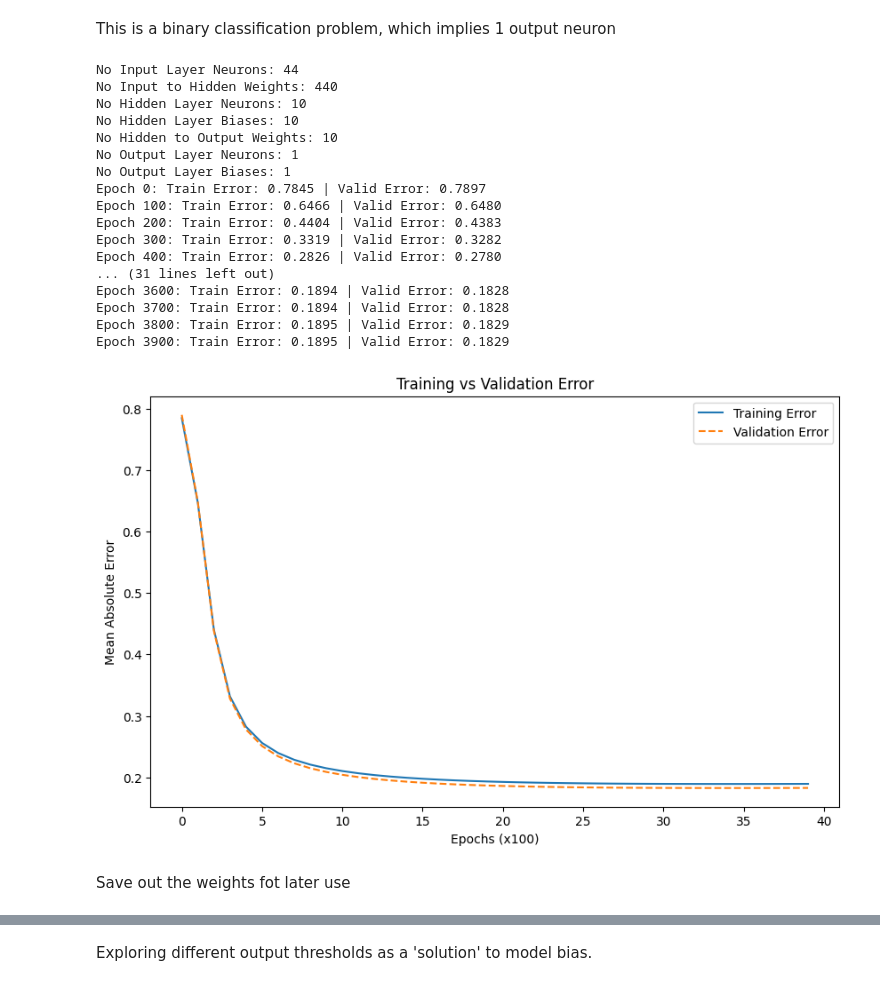
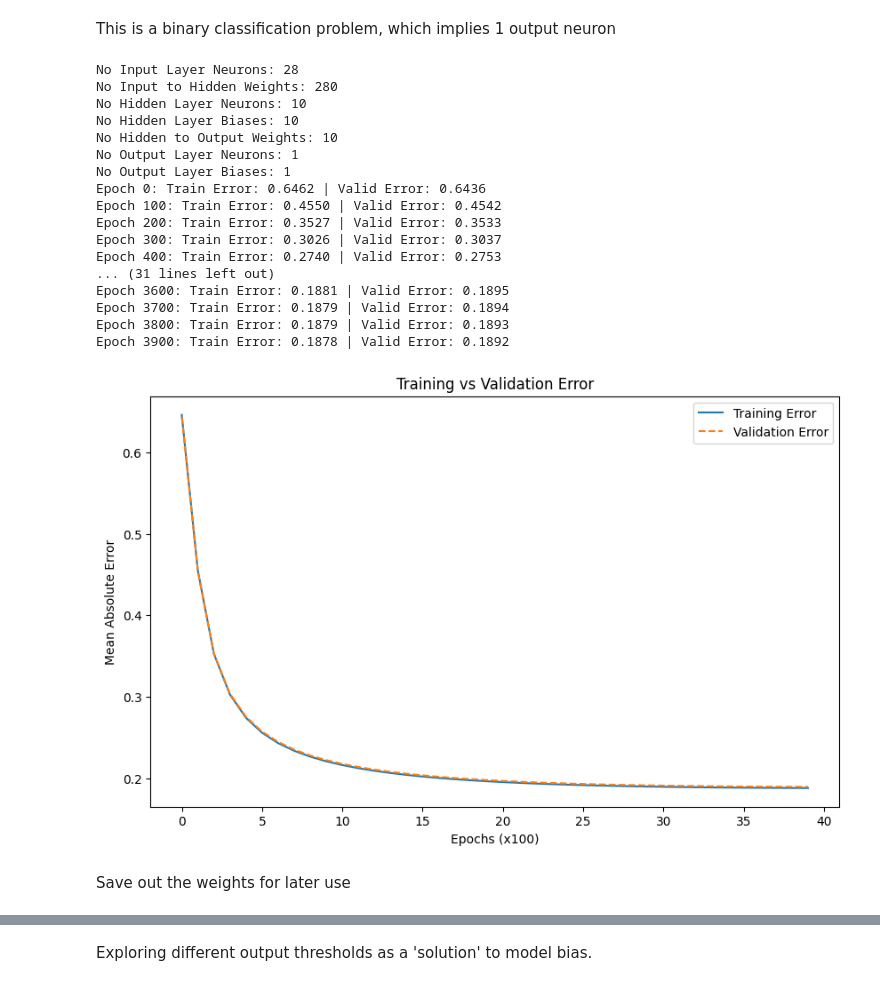
Before and after one commit to daemonchild/cardiffmet-dat6002-artificial-intelligence, a Jupyter notebook: assessment/part_2/2-From-Scratch-MLP.ipynb, the cells around one changed output, grey strips where cells are left out. Drawn from its saved outputs; the diff is of its cells as text; code cells hidden in the pictures.

```diff
--- a/assessment/part_2/2-From-Scratch-MLP.ipynb
+++ b/assessment/part_2/2-From-Scratch-MLP.ipynb
@@ -592,30 +588,30 @@ class MLP_From_Scratch:
 # %% [markdown]
 This is a binary classification problem, which implies 1 output neuron
 # %%
-mlp = MLP_From_Scratch(df_X_train, df_y_train, df_X_test, df_y_test, debug=True)
+mlp = MLP_From_Scratch(df_X_train, df_y_train, df_X_test, df_y_test, debug=True, learning_rate=0.05, output_threshold=0.5)
 mlp.train_network(epochs=4000)
 mlp.plot_error()
 # %% [output]
-No Input Layer Neurons: 44
-No Input to Hidden Weights: 440
+No Input Layer Neurons: 28
+No Input to Hidden Weights: 280
 No Hidden Layer Neurons: 10
 No Hidden Layer Biases: 10
 No Hidden to Output Weights: 10
 No Output Layer Neurons: 1
 No Output Layer Biases: 1
-Epoch 0: Train Error: 0.7845 | Valid Error: 0.7897
-Epoch 100: Train Error: 0.6466 | Valid Error: 0.6480
-Epoch 200: Train Error: 0.4404 | Valid Error: 0.4383
-Epoch 300: Train Error: 0.3319 | Valid Error: 0.3282
-Epoch 400: Train Error: 0.2826 | Valid Error: 0.2780
+Epoch 0: Train Error: 0.6462 | Valid Error: 0.6436
+Epoch 100: Train Error: 0.4550 | Valid Error: 0.4542
+Epoch 200: Train Error: 0.3527 | Valid Error: 0.3533
+Epoch 300: Train Error: 0.3026 | Valid Error: 0.3037
+Epoch 400: Train Error: 0.2740 | Valid Error: 0.2753
 ... (31 lines left out)
-Epoch 3600: Train Error: 0.1894 | Valid Error: 0.1828
-Epoch 3700: Train Error: 0.1894 | Valid Error: 0.1828
-Epoch 3800: Train Error: 0.1895 | Valid Error: 0.1829
-Epoch 3900: Train Error: 0.1895 | Valid Error: 0.1829
+Epoch 3600: Train Error: 0.1881 | Valid Error: 0.1895
+Epoch 3700: Train Error: 0.1879 | Valid Error: 0.1894
+Epoch 3800: Train Error: 0.1879 | Valid Error: 0.1893
+Epoch 3900: Train Error: 0.1878 | Valid Error: 0.1892
-[figure, old version]
+[figure, new version]
 # %% [markdown]
-Save out the weights fot later use
+Save out the weights for later use
 # %%
 mlp.save_weights('mlp_weights.json')
 # %%
```
Also changed, not shown: parts of 12 cells of this notebook, 11 other files.
